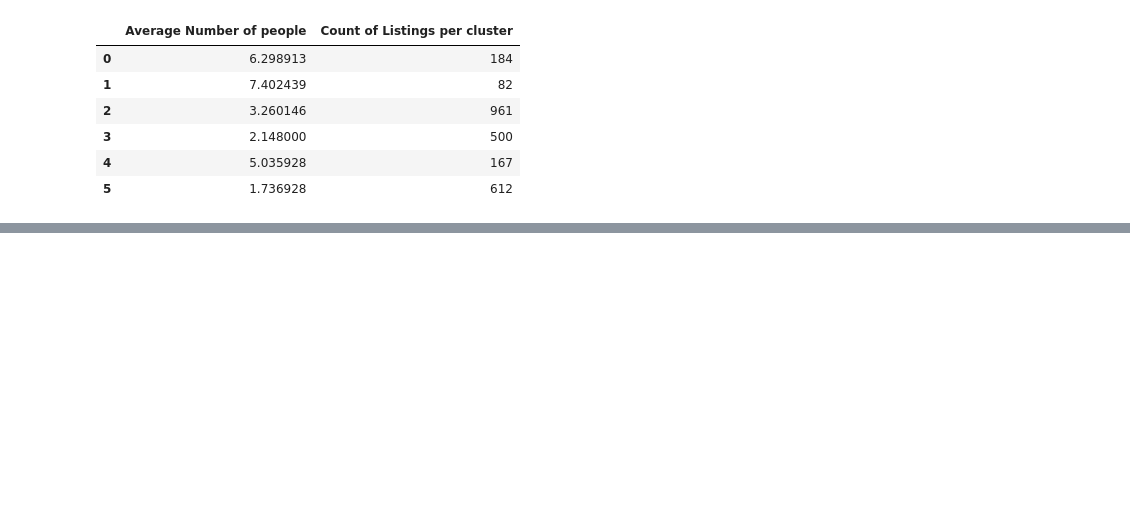
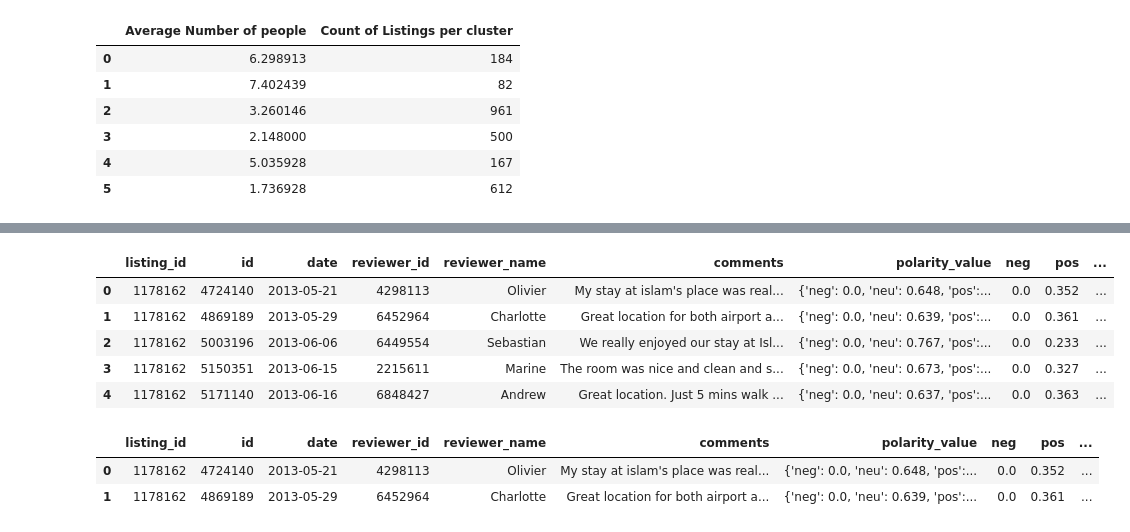
Before and after one commit to varad-desai/DataScience_Engineering_Tools_And_Methods, a Jupyter notebook: Data Science Project/BostonAirbnbDataScienceProject.ipynb, the cells around one changed output, grey strips where cells are left out. Saved outputs shown, nothing was run; the diff lists cells and outputs as text; code cells hidden in the pictures; blank space fills up the shorter version.

```diff
--- a/Data Science Project/BostonAirbnbDataScienceProject.ipynb
+++ b/Data Science Project/BostonAirbnbDataScienceProject.ipynb
@@ -649,0 +636,21 @@ plt.show()
+# %%
+#assigning polarity score to each comment and adding the same to dataframe
+import nltk
+nltk.download('vader_lexicon')
+from nltk.sentiment.vader import SentimentIntensityAnalyzer
+sid = SentimentIntensityAnalyzer()
+
+reviewsDF['polarity_value']="Default"
+reviewsDF['neg']=0.0
+reviewsDF['pos']=0.0
+reviewsDF['neu']=0.0
+reviewsDF['compound']=0.0
+for index,row in reviewsDF.iterrows():
+    ss = sid.polarity_scores(row['comments'])
+    reviewsDF.set_value(index,'polarity_value',ss)
+    reviewsDF.set_value(index,'neg',ss['neg'])
+    reviewsDF.set_value(index,'pos',ss['pos'])
+    reviewsDF.set_value(index,'neu',ss['neu'])
+    reviewsDF.set_value(index,'compound',ss['compound'])
+reviewsDF.head()
+# %% [output]
@@ -649,0 +659,6 @@ plt.show()
+|  | listing_id | id | date | reviewer_id | reviewer_name | comments | polarity_value | neg | pos | ... |
+| 0 | 1178162 | 4724140 | 2013-05-21 | 4298113 | Olivier | My stay at islam's place was real... | {'neg': 0.0, 'neu': 0.648, 'pos':... | 0.0 | 0.352 | ... |
+| 1 | 1178162 | 4869189 | 2013-05-29 | 6452964 | Charlotte | Great location for both airport a... | {'neg': 0.0, 'neu': 0.639, 'pos':... | 0.0 | 0.361 | ... |
+| 2 | 1178162 | 5003196 | 2013-06-06 | 6449554 | Sebastian | We really enjoyed our stay at Isl... | {'neg': 0.0, 'neu': 0.767, 'pos':... | 0.0 | 0.233 | ... |
+| 3 | 1178162 | 5150351 | 2013-06-15 | 2215611 | Marine | The room was nice and clean and s... | {'neg': 0.0, 'neu': 0.673, 'pos':... | 0.0 | 0.327 | ... |
+| 4 | 1178162 | 5171140 | 2013-06-16 | 6848427 | Andrew | Great location. Just 5 mins walk ... | {'neg': 0.0, 'neu': 0.637, 'pos':... | 0.0 | 0.363 | ... |
@@ -649,0 +667,23 @@ plt.show()
+# %%
+# Our dataframe consists of reviews in different language as well.Hence removing the comments which are not in english
+from langdetect import detect
+
+def detect_lang(sente):
+    sente=str(sente)
+    try:
+        return detect(sente)
+    except:
+        return "None"
+
+for index,row in reviewsDF.iterrows():
+    lang=detect_lang(row['comments'])
+    reviewsDF.set_value(index,'language',lang)
+
+#taking rows whose language is English
+EngReviewsDF=reviewsDF[reviewsDF.language=='en']
+
+EngReviewsDF.head(2)
+# %% [output]
+|  | listing_id | id | date | reviewer_id | reviewer_name | comments | polarity_value | neg | pos | ... |
+| 0 | 1178162 | 4724140 | 2013-05-21 | 4298113 | Olivier | My stay at islam's place was real... | {'neg': 0.0, 'neu': 0.648, 'pos':... | 0.0 | 0.352 | ... |
+| 1 | 1178162 | 4869189 | 2013-05-29 | 6452964 | Charlotte | Great location for both airport a... | {'neg': 0.0, 'neu': 0.639, 'pos':... | 0.0 | 0.361 | ... |
```
Also changed, not shown: parts of 36 cells of this notebook, 2 other files.
